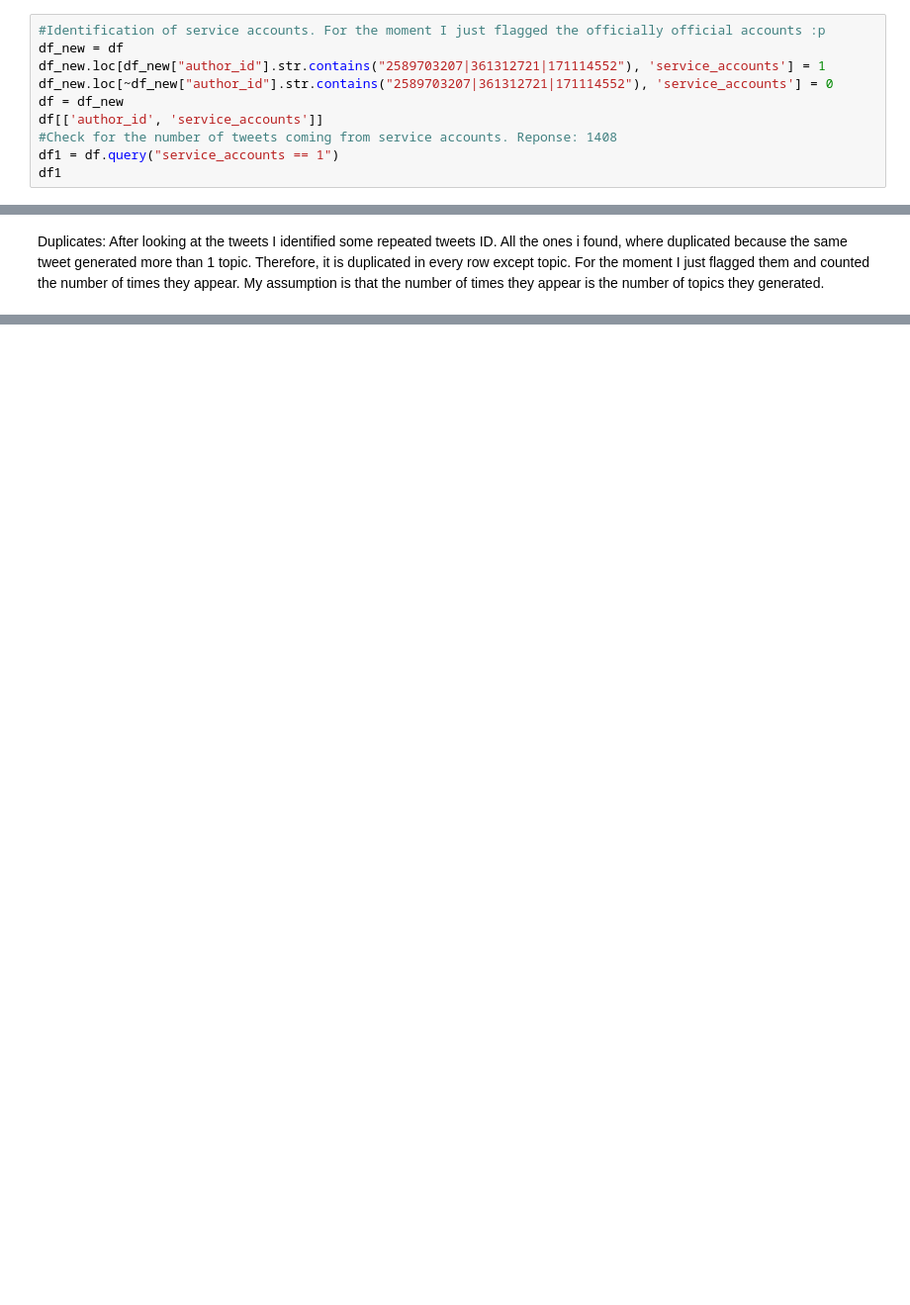
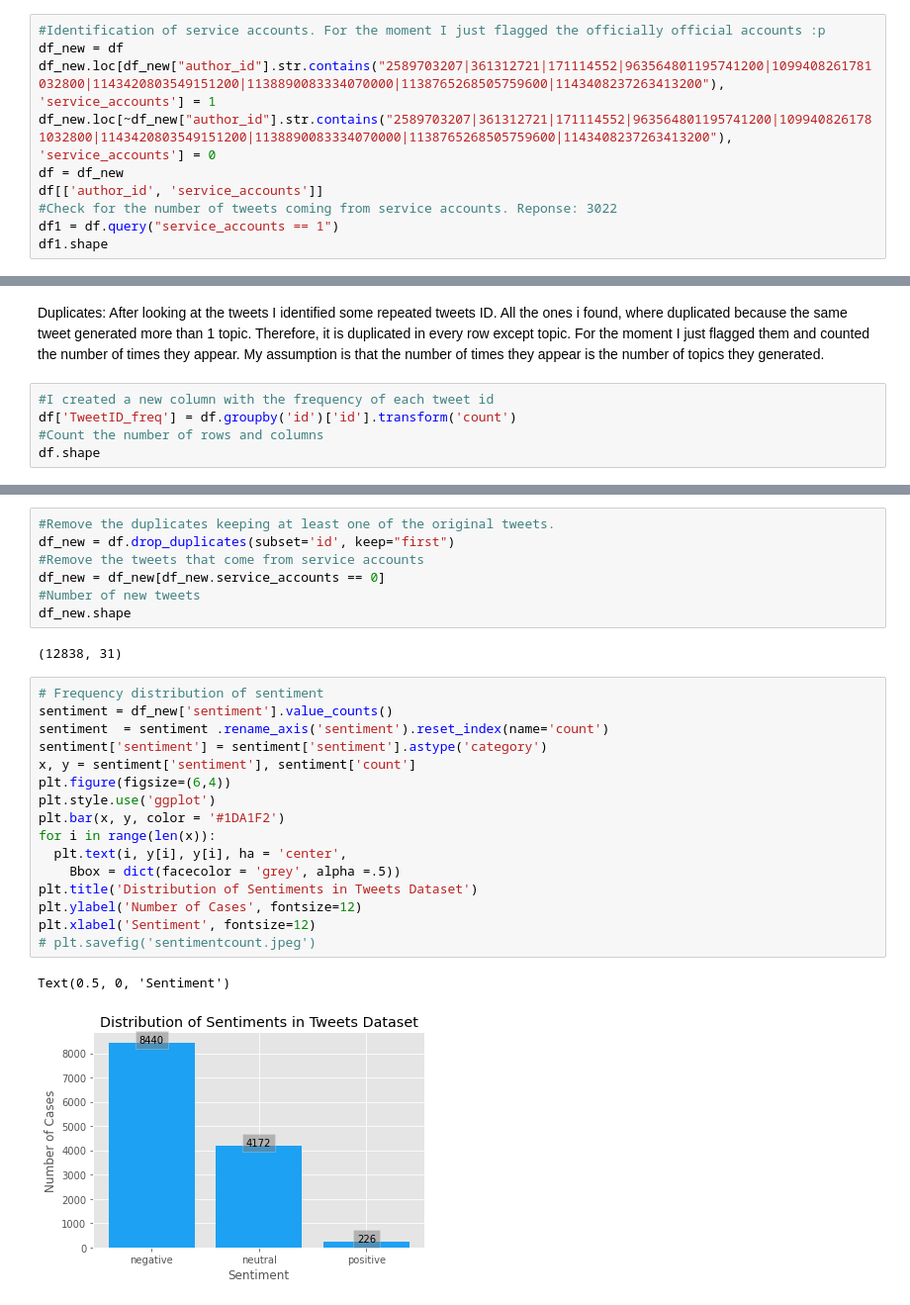
Before and after one commit to Himanshu-Dharma/Elon_bots_sentiment_analysis, a Jupyter notebook: tweetslalo.ipynb, the cells around one changed output, grey strips where cells are left out. Shown at 99% size. Cells and saved outputs as stored; diff of their text form; blank space fills up the shorter version.

```diff
--- a/tweetslalo.ipynb
+++ b/tweetslalo.ipynb
@@ -689,11 +689,11 @@ NOT Official Thameslink Service Accounts:
 # %%
 #Identification of service accounts. For the moment I just flagged the officially official accounts :p
 df_new = df
-df_new.loc[df_new["author_id"].str.contains("2589703207|361312721|171114552"), 'service_accounts'] = 1
-df_new.loc[~df_new["author_id"].str.contains("2589703207|361312721|171114552"), 'service_accounts'] = 0
+df_new.loc[df_new["author_id"].str.contains("2589703207|361312721|171114552|963564801195741200|1099408261781032800|1143420803549151200|1138890083334070000|1138765268505759600|1143408237263413200"), 'service_accounts'] = 1
+df_new.loc[~df_new["author_id"].str.contains("2589703207|361312721|171114552|963564801195741200|1099408261781032800|1143420803549151200|1138890083334070000|1138765268505759600|1143408237263413200"), 'service_accounts'] = 0
 df = df_new
 df[['author_id', 'service_accounts']]
-#Check for the number of tweets coming from service accounts. Reponse: 1408
+#Check for the number of tweets coming from service accounts. Reponse: 3022
 df1 = df.query("service_accounts == 1")
-df1
+df1.shape
 # %% [output]
@@ -713,3 +711,8 @@ df1
 # %% [markdown]
 Duplicates: After looking at the tweets I identified some repeated tweets ID. All the ones i found, where duplicated because the same tweet generated more than 1 topic. Therefore, it is duplicated in every row except topic. For the moment I just flagged them and counted the number of times they appear.
 My assumption is that the number of times they appear is the number of topics they generated.
+# %%
+#I created a new column with the frequency of each tweet id
+df['TweetID_freq'] = df.groupby('id')['id'].transform('count')
+#Count the number of rows and columns
+df.shape
@@ -746,0 +753,28 @@ df
+# %%
+#Remove the duplicates keeping at least one of the original tweets.
+df_new = df.drop_duplicates(subset='id', keep="first")
+#Remove the tweets that come from service accounts
+df_new = df_new[df_new.service_accounts == 0]
+#Number of new tweets
+df_new.shape
+# %% [output]
+(12838, 31)
+# %%
+# Frequency distribution of sentiment
+sentiment = df_new['sentiment'].value_counts()
+sentiment  = sentiment .rename_axis('sentiment').reset_index(name='count')
+sentiment['sentiment'] = sentiment['sentiment'].astype('category')
+x, y = sentiment['sentiment'], sentiment['count']
+plt.figure(figsize=(6,4))
+plt.style.use('ggplot')
+plt.bar(x, y, color = '#1DA1F2')
+for i in range(len(x)):
+  plt.text(i, y[i], y[i], ha = 'center',
+    Bbox = dict(facecolor = 'grey', alpha =.5))
+plt.title('Distribution of Sentiments in Tweets Dataset')
+plt.ylabel('Number of Cases', fontsize=12)
+plt.xlabel('Sentiment', fontsize=12)
+# plt.savefig('sentimentcount.jpeg')
+# %% [output]
+Text(0.5, 0, 'Sentiment')
+[figure, added]
```
Also changed, not shown: parts of 40 cells of this notebook.
